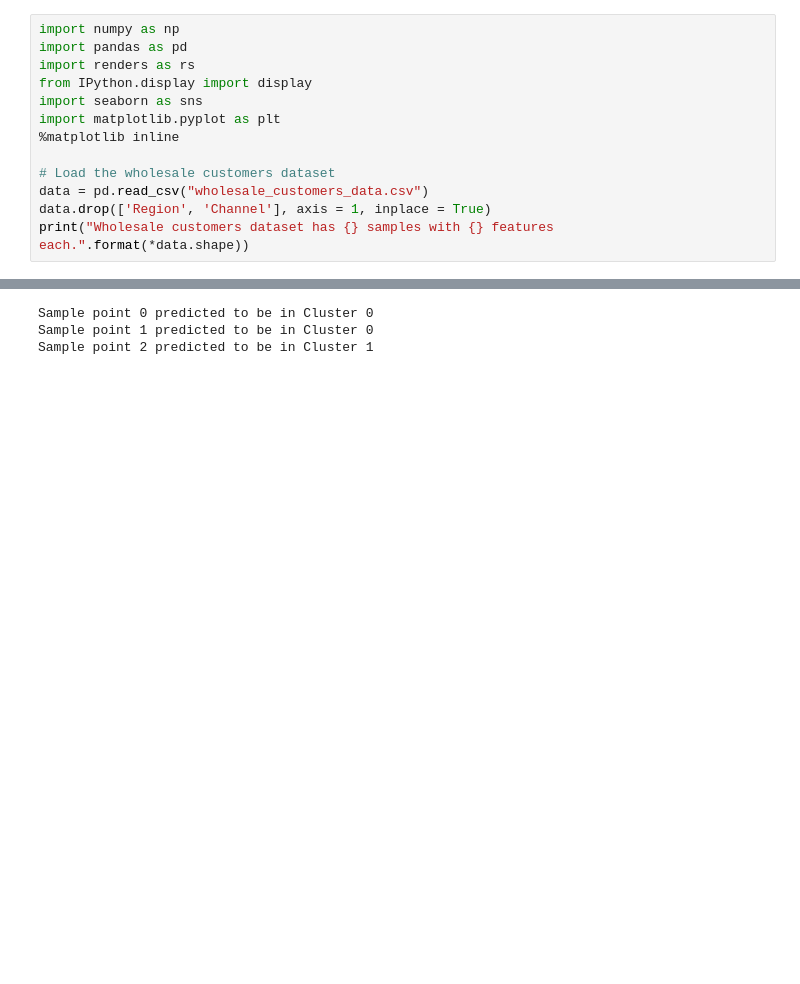
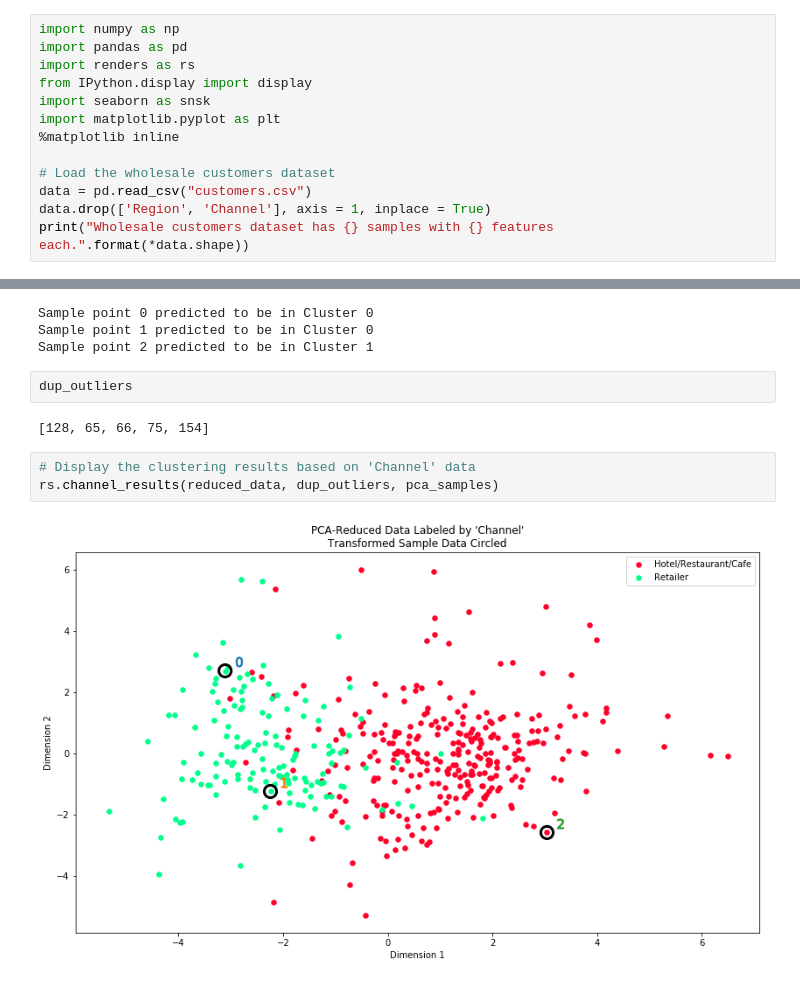
Before and after one commit to cjherman6/black_friday, a Jupyter notebook: clustering_segmentation_tutorial.ipynb, the cells around one changed output, grey strips where cells are left out. Drawn from its saved outputs; the diff is of its cells as text; blank space fills up the shorter version.

Commit message:
working on clustering 1 hot encoded df

```diff
--- a/clustering_segmentation_tutorial.ipynb
+++ b/clustering_segmentation_tutorial.ipynb
@@ -3,12 +3,12 @@ import numpy as np
 import pandas as pd
 import renders as rs
 from IPython.display import display
-import seaborn as sns
+import seaborn as snsk
 import matplotlib.pyplot as plt
 %matplotlib inline
 
 # Load the wholesale customers dataset
-data = pd.read_csv("wholesale_customers_data.csv")
+data = pd.read_csv("customers.csv")
 data.drop(['Region', 'Channel'], axis = 1, inplace = True)
 print("Wholesale customers dataset has {} samples with {} features each.".format(*data.shape))
 # %% [output]
@@ -409,3 +409,12 @@ for i, pred in enumerate(sample_preds):
 Sample point 0 predicted to be in Cluster 0
 Sample point 1 predicted to be in Cluster 0
 Sample point 2 predicted to be in Cluster 1
+# %%
+dup_outliers
+# %% [output]
+[128, 65, 66, 75, 154]
+# %%
+# Display the clustering results based on 'Channel' data
+rs.channel_results(reduced_data, dup_outliers, pca_samples)
+# %% [output]
+[figure, added]
```
Also changed, not shown: 2 other files.
